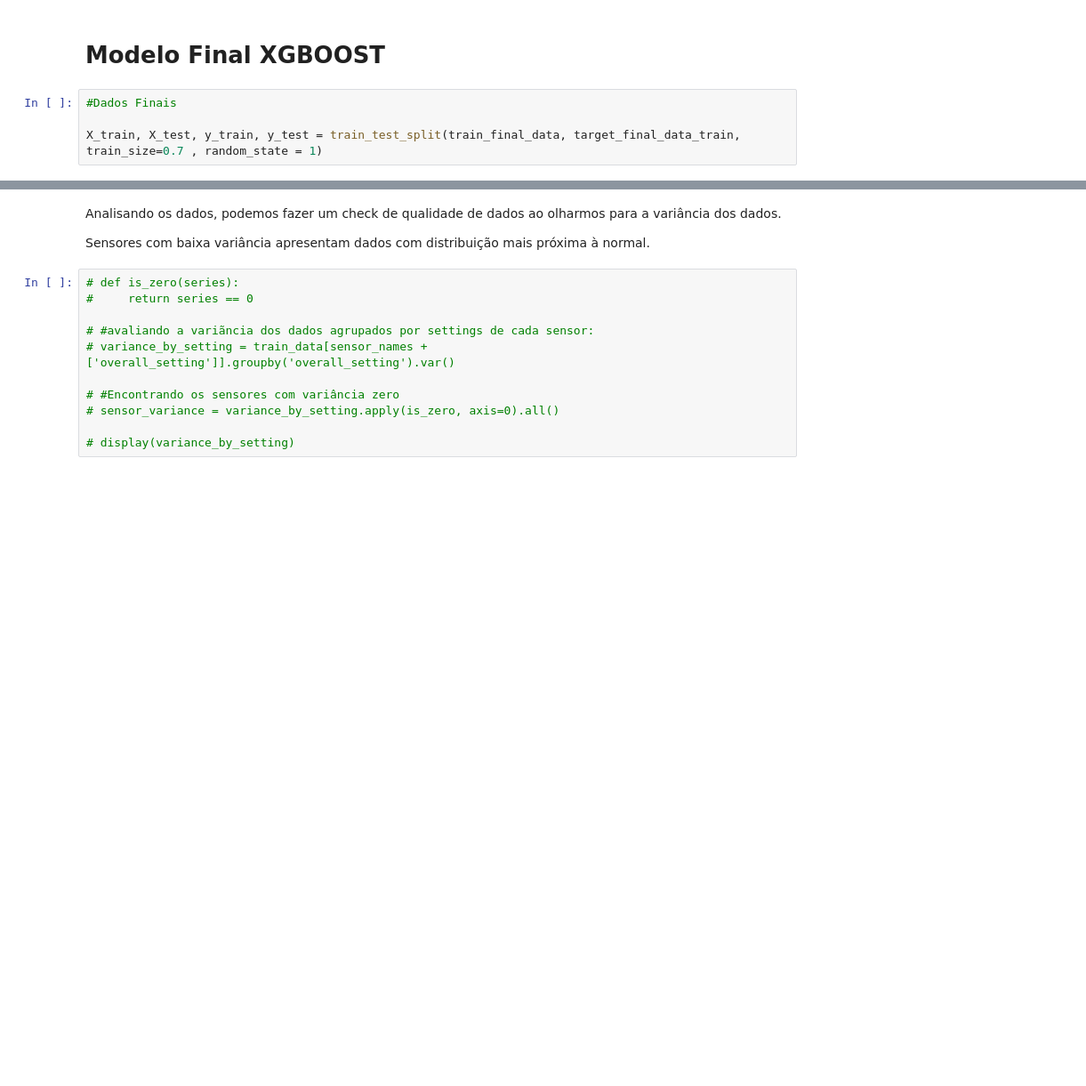
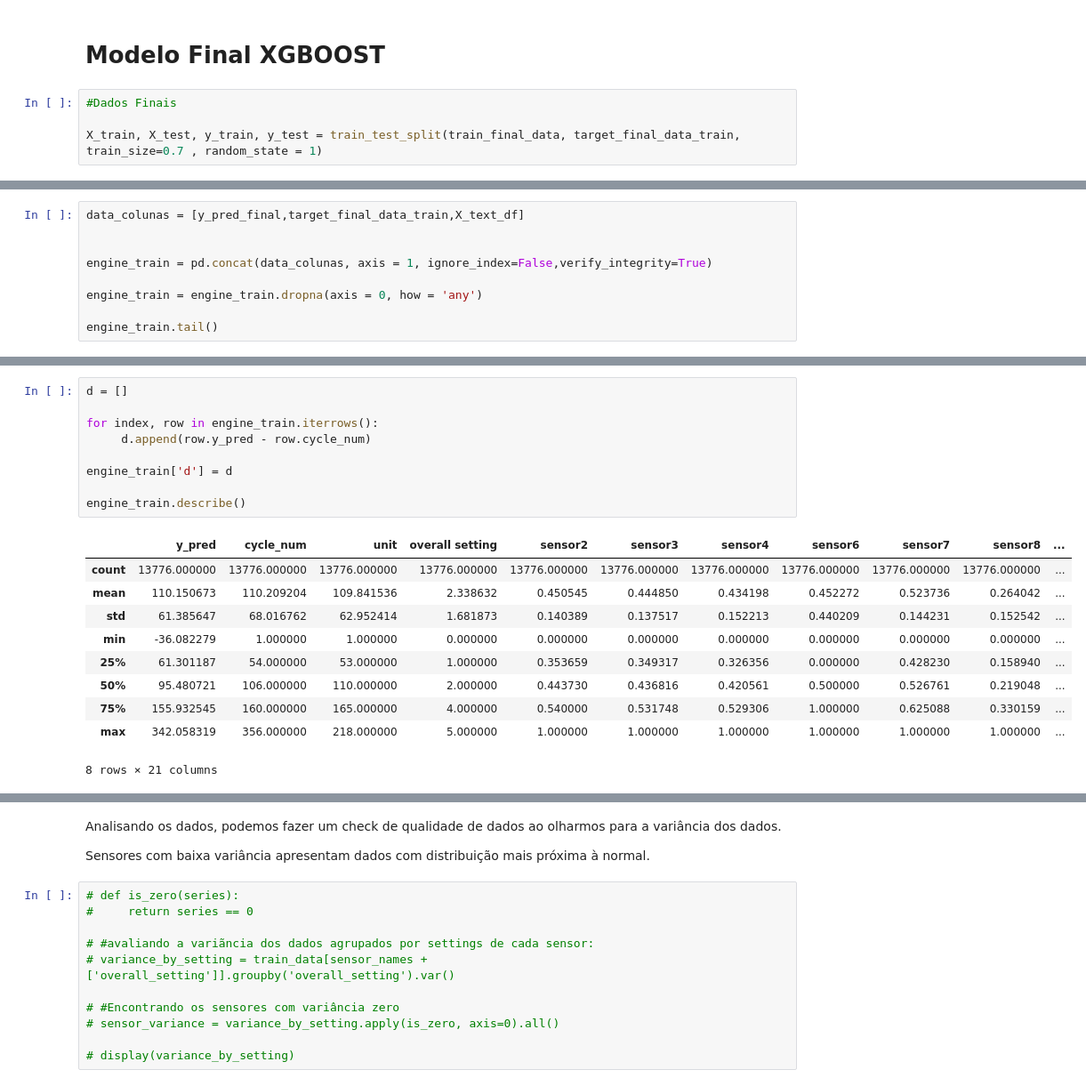
Before and after one commit to ThiagoGrabe/Nasa-Engine, a Jupyter notebook: Engine_NASA.ipynb, the cells around one changed output, grey strips where cells are left out. Shown at 89% size. Cells and saved outputs as stored; diff of their text form; blank space fills up the shorter version.

```diff
--- a/Engine_NASA.ipynb
+++ b/Engine_NASA.ipynb
@@ -935,0 +976,9 @@ X_text_df.head()
+# %%
+data_colunas = [y_pred_final,target_final_data_train,X_text_df]
+
+
+engine_train = pd.concat(data_colunas, axis = 1, ignore_index=False,verify_integrity=True)
+
+engine_train = engine_train.dropna(axis = 0, how = 'any')
+
+engine_train.tail()
@@ -935,0 +992,20 @@ X_text_df.head()
+# %%
+d = []
+
+for index, row in engine_train.iterrows():
+     d.append(row.y_pred - row.cycle_num)
+
+engine_train['d'] = d
+
+engine_train.describe()
+# %% [output]
+|  | y_pred | cycle_num | unit | overall setting | sensor2 | sensor3 | sensor4 | sensor6 | sensor7 | sensor8 | ... |
+| count | 13776.000000 | 13776.000000 | 13776.000000 | 13776.000000 | 13776.000000 | 13776.000000 | 13776.000000 | 13776.000000 | 13776.000000 | 13776.000000 | ... |
+| mean | 110.150673 | 110.209204 | 109.841536 | 2.338632 | 0.450545 | 0.444850 | 0.434198 | 0.452272 | 0.523736 | 0.264042 | ... |
+| std | 61.385647 | 68.016762 | 62.952414 | 1.681873 | 0.140389 | 0.137517 | 0.152213 | 0.440209 | 0.144231 | 0.152542 | ... |
+| min | -36.082279 | 1.000000 | 1.000000 | 0.000000 | 0.000000 | 0.000000 | 0.000000 | 0.000000 | 0.000000 | 0.000000 | ... |
+| 25% | 61.301187 | 54.000000 | 53.000000 | 1.000000 | 0.353659 | 0.349317 | 0.326356 | 0.000000 | 0.428230 | 0.158940 | ... |
+| 50% | 95.480721 | 106.000000 | 110.000000 | 2.000000 | 0.443730 | 0.436816 | 0.420561 | 0.500000 | 0.526761 | 0.219048 | ... |
+| 75% | 155.932545 | 160.000000 | 165.000000 | 4.000000 | 0.540000 | 0.531748 | 0.529306 | 1.000000 | 0.625088 | 0.330159 | ... |
+| max | 342.058319 | 356.000000 | 218.000000 | 5.000000 | 1.000000 | 1.000000 | 1.000000 | 1.000000 | 1.000000 | 1.000000 | ... |
+8 rows × 21 columns
```
Also changed, not shown: parts of 13 cells of this notebook.
